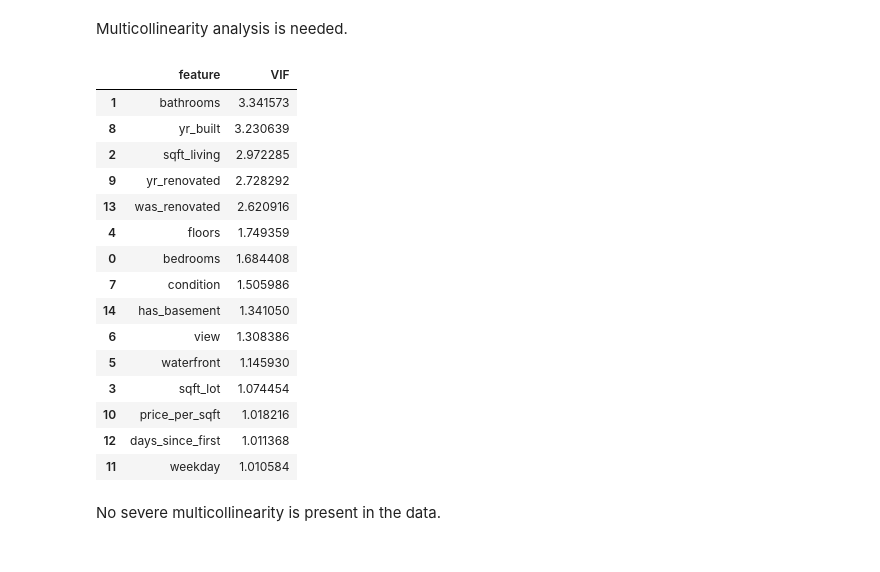
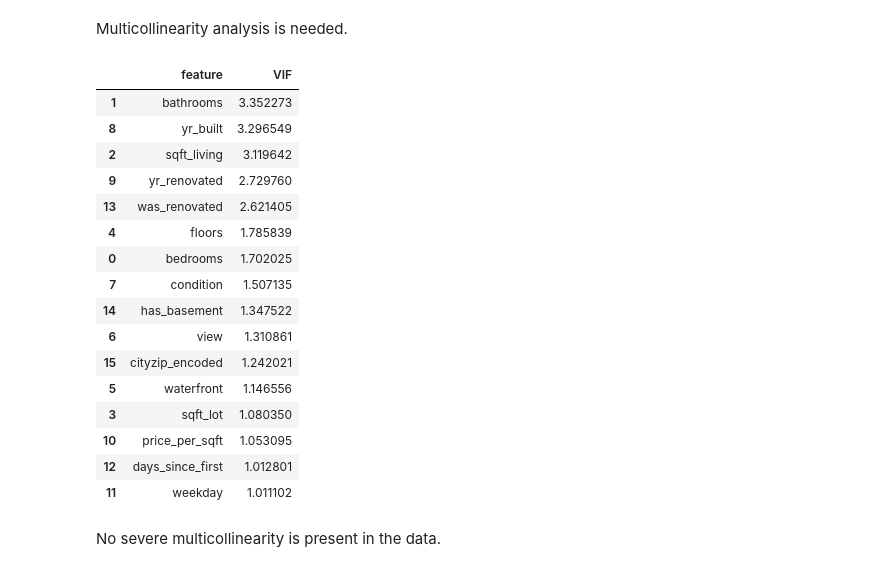
Before and after one commit to mortonki/House-prices, a Jupyter notebook: housing_eda.ipynb, the cells around one changed output. Drawn from its saved outputs; the diff is of its cells as text; code cells hidden in the pictures.

```diff
--- a/housing_eda.ipynb
+++ b/housing_eda.ipynb
@@ -313,3 +313,10 @@ Court      173
 Way        154
 Drive      121
 Name: count, dtype: int64
+# %%
+# Encode 'street_type' using one-hot encoding
+df, _, dropped_column = one_hot_encode(df, 'street_type')
+# Print the dropped column name to verify
+print(f"Dropped column after one-hot encoding: {dropped_column}")
+# Drop the original 'street_type' column after encoding
+df.drop(columns=['street_type'], inplace=True)
@@ -366,6 +375,11 @@ The above suggest that target encoding is the best choice, given that there is (
 df['cityzip'] = df['city'] + "_" + df['zip']
 # Drop the original city and zip columns if desired
 df.drop(columns=['city', 'zip'], inplace=True)
+# %%
+# Encode the new 'cityzip' column using target encoding
+df, _ = target_encode(df, 'cityzip', 'price')
+# Drop the original 'cityzip' column after encoding
+df.drop(columns=['cityzip'], inplace=True)
 # %%
 # Correlation Analysis
 # Select numerical columns for correlation
@@ -469,31 +482,32 @@ Multicollinearity analysis is needed.
 # %%
 # Calculate Variance Inflation Factor (VIF) for all features of df
 # price is the target
-numerical_df = df.drop(columns=['price']).select_dtypes(include=['number'])
+numerical_df = df.drop(columns=['price'] + [col for col in df.columns if col.startswith('street_type')]) # street_type columns are one-hot encoded and can cause multicollinearity issues, so we drop them for VIF calculation
 vif_data = []
 for i, col in enumerate(numerical_df.columns):
     vif = variance_inflation_factor(numerical_df.values, i)
     vif_data.append({'feature': col, 'VIF': vif})
 
 vif_df = pd.DataFrame(vif_data)
 vif_df.sort_values(by='VIF', ascending=False)
 # %% [output]
 |  | feature | VIF |
-| 1 | bathrooms | 3.341573 |
-| 8 | yr_built | 3.230639 |
-| 2 | sqft_living | 2.972285 |
-| 9 | yr_renovated | 2.728292 |
-| 13 | was_renovated | 2.620916 |
-| 4 | floors | 1.749359 |
-| 0 | bedrooms | 1.684408 |
-| 7 | condition | 1.505986 |
-| 14 | has_basement | 1.341050 |
-| 6 | view | 1.308386 |
-| 5 | waterfront | 1.145930 |
-| 3 | sqft_lot | 1.074454 |
-| 10 | price_per_sqft | 1.018216 |
-| 12 | days_since_first | 1.011368 |
-| 11 | weekday | 1.010584 |
+| 1 | bathrooms | 3.352273 |
+| 8 | yr_built | 3.296549 |
+| 2 | sqft_living | 3.119642 |
+| 9 | yr_renovated | 2.729760 |
+| 13 | was_renovated | 2.621405 |
+| 4 | floors | 1.785839 |
+| 0 | bedrooms | 1.702025 |
+| 7 | condition | 1.507135 |
+| 14 | has_basement | 1.347522 |
+| 6 | view | 1.310861 |
+| 15 | cityzip_encoded | 1.242021 |
+| 5 | waterfront | 1.146556 |
+| 3 | sqft_lot | 1.080350 |
+| 10 | price_per_sqft | 1.053095 |
+| 12 | days_since_first | 1.012801 |
+| 11 | weekday | 1.011102 |
 # %% [markdown]
 No severe multicollinearity is present in the data.
 # %%
```
Also changed, not shown: parts of 4 cells of this notebook.
